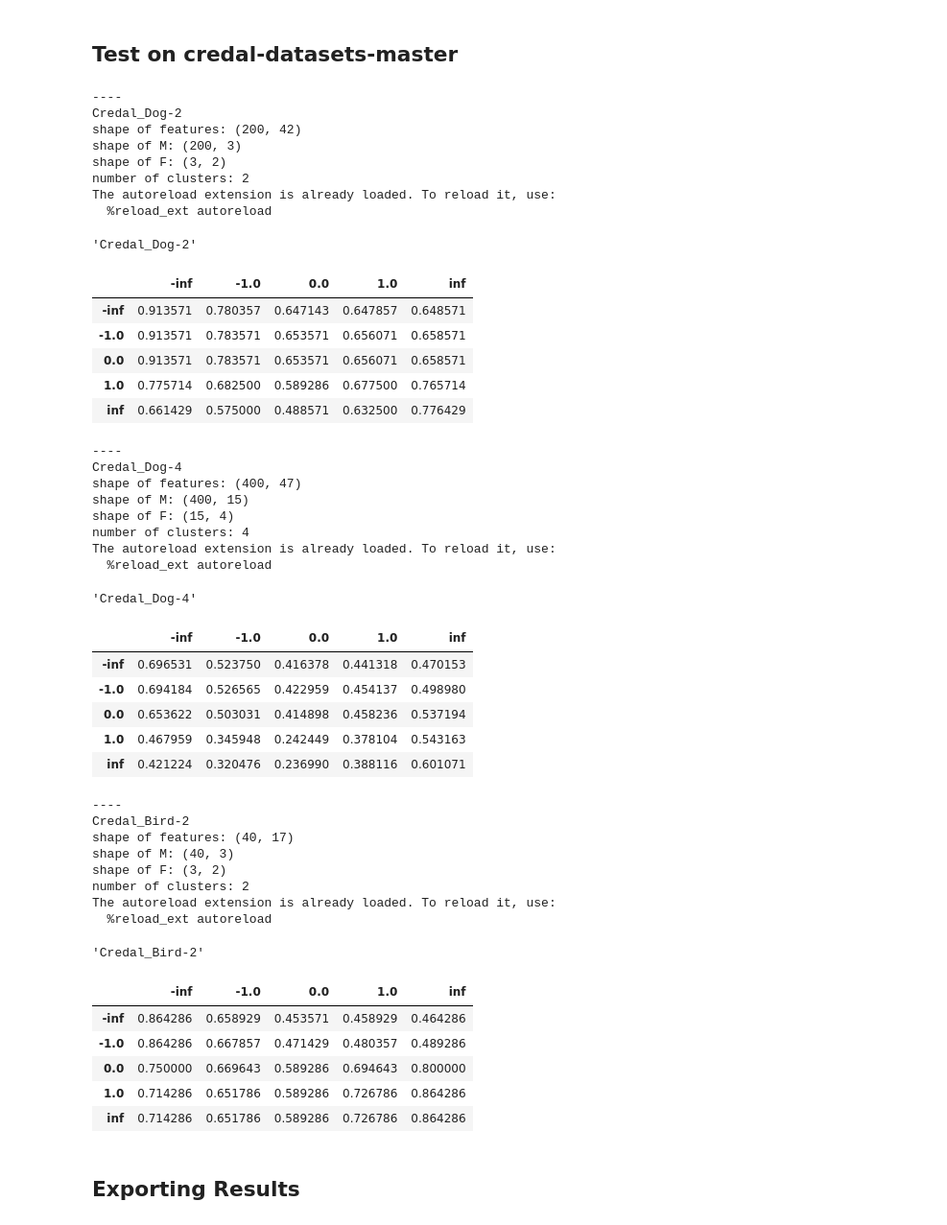
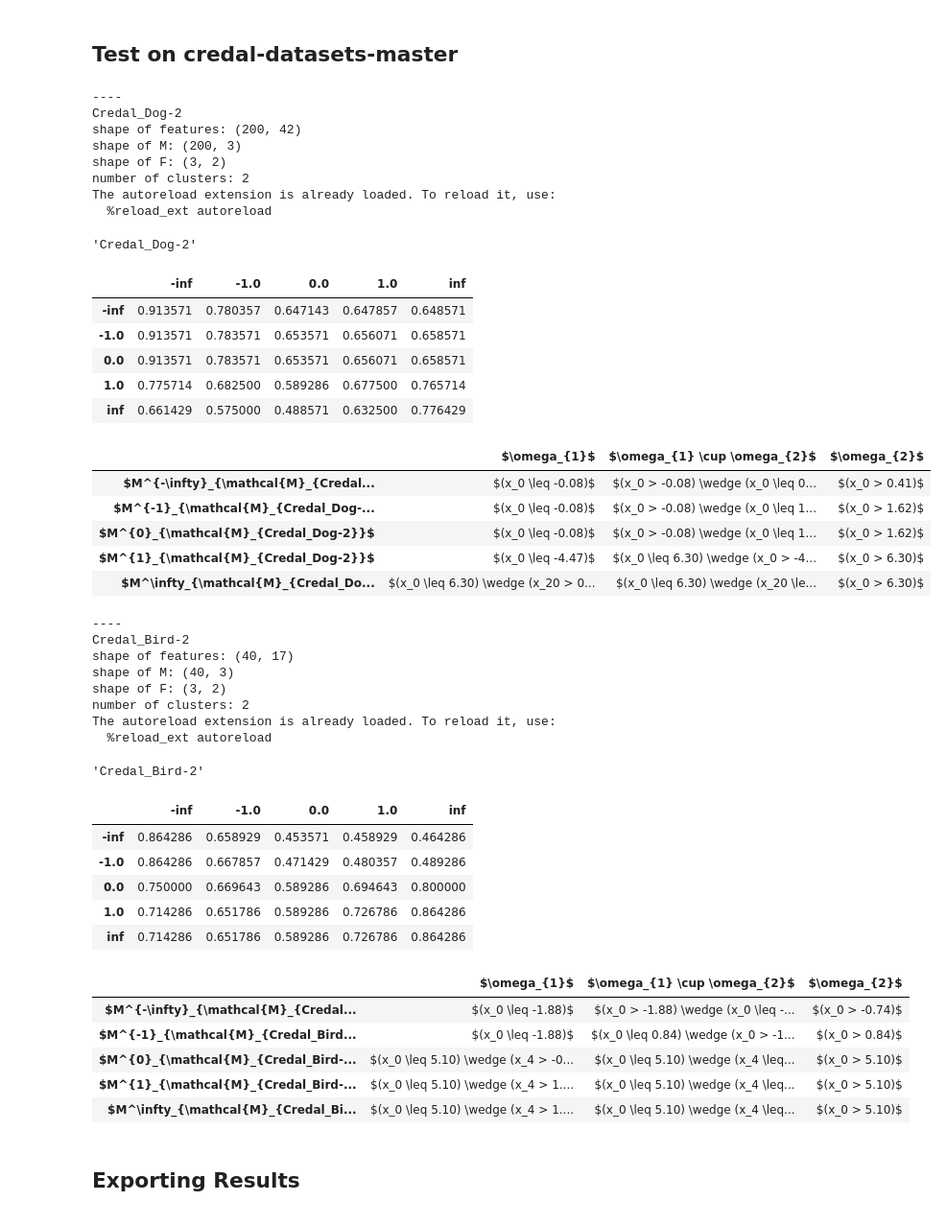
Before and after one commit to victorsouza89/iemm, a Jupyter notebook: main.ipynb, the cells around one changed output. Shown at 96% size. Saved outputs shown, nothing was run; the diff lists cells and outputs as text; code cells hidden in the pictures.

```diff
--- a/main.ipynb
+++ b/main.ipynb
@@ -133,7 +131,7 @@ for folder in os.listdir('credal-datasets-master'):
     M = M[:,1:]
     M = M / np.sum(M, axis=1)[:, np.newaxis]
 
-    if M.shape[1] > 20:
+    if M.shape[1] > 5:
         # too big for now, skip
         continue
 
@@ -148,63 +146,60 @@ for folder in os.listdir('credal-datasets-master'):
     masses_to_test = {
         folder: (M, F, 1)
     }
 
     # run the iemm notebook
     folder_figs = folder_to_save_images + '/' + folder
     if not os.path.exists(folder_figs):
         os.makedirs(folder_figs)
 
     cmap = 'Set1'
     %run -i "iemm_notebook.ipynb"
 
     # scores come from the iemm_notebook
     all_scores.update(scores) # type: ignore
 # %% [output]
 ----
 Credal_Dog-2
 shape of features: (200, 42)
 shape of M: (200, 3)
 shape of F: (3, 2)
 number of clusters: 2
 The autoreload extension is already loaded. To reload it, use:
   %reload_ext autoreload
 'Credal_Dog-2'
 |  | -inf | -1.0 | 0.0 | 1.0 | inf |
 | -inf | 0.913571 | 0.780357 | 0.647143 | 0.647857 | 0.648571 |
 | -1.0 | 0.913571 | 0.783571 | 0.653571 | 0.656071 | 0.658571 |
 | 0.0 | 0.913571 | 0.783571 | 0.653571 | 0.656071 | 0.658571 |
 | 1.0 | 0.775714 | 0.682500 | 0.589286 | 0.677500 | 0.765714 |
 | inf | 0.661429 | 0.575000 | 0.488571 | 0.632500 | 0.776429 |
+|  | $\omega_{1}$ | $\omega_{1} \cup \omega_{2}$ | $\omega_{2}$ |
+| $M^{-\infty}_{\mathcal{M}_{Credal... | $(x_0 \leq -0.08)$ | $(x_0 > -0.08) \wedge (x_0 \leq 0... | $(x_0 > 0.41)$ |
+| $M^{-1}_{\mathcal{M}_{Credal_Dog-... | $(x_0 \leq -0.08)$ | $(x_0 > -0.08) \wedge (x_0 \leq 1... | $(x_0 > 1.62)$ |
+| $M^{0}_{\mathcal{M}_{Credal_Dog-2}}$ | $(x_0 \leq -0.08)$ | $(x_0 > -0.08) \wedge (x_0 \leq 1... | $(x_0 > 1.62)$ |
+| $M^{1}_{\mathcal{M}_{Credal_Dog-2}}$ | $(x_0 \leq -4.47)$ | $(x_0 \leq 6.30) \wedge (x_0 > -4... | $(x_0 > 6.30)$ |
+| $M^\infty_{\mathcal{M}_{Credal_Do... | $(x_0 \leq 6.30) \wedge (x_20 > 0... | $(x_0 \leq 6.30) \wedge (x_20 \le... | $(x_0 > 6.30)$ |
 ----
-Credal_Dog-4
-shape of features: (400, 47)
-shape of M: (400, 15)
-shape of F: (15, 4)
-number of clusters: 4
+Credal_Bird-2
+shape of features: (40, 17)
+shape of M: (40, 3)
+shape of F: (3, 2)
+number of clusters: 2
 The autoreload extension is already loaded. To reload it, use:
   %reload_ext autoreload
-'Credal_Dog-4'
+'Credal_Bird-2'
-|  | -inf | -1.0 | 0.0 | 1.0 | inf |
-| -inf | 0.696531 | 0.523750 | 0.416378 | 0.441318 | 0.470153 |
-| -1.0 | 0.694184 | 0.526565 | 0.422959 | 0.454137 | 0.498980 |
-| 0.0 | 0.653622 | 0.503031 | 0.414898 | 0.458236 | 0.537194 |
-| 1.0 | 0.467959 | 0.345948 | 0.242449 | 0.378104 | 0.543163 |
-| inf | 0.421224 | 0.320476 | 0.236990 | 0.388116 | 0.601071 |
-----
-Credal_Bird-2
-shape of features: (40, 17)
-shape of M: (40, 3)
-shape of F: (3, 2)
-number of clusters: 2
-The autoreload extension is already loaded. To reload it, use:
-  %reload_ext autoreload
-'Credal_Bird-2'
 |  | -inf | -1.0 | 0.0 | 1.0 | inf |
 | -inf | 0.864286 | 0.658929 | 0.453571 | 0.458929 | 0.464286 |
 | -1.0 | 0.864286 | 0.667857 | 0.471429 | 0.480357 | 0.489286 |
 | 0.0 | 0.750000 | 0.669643 | 0.589286 | 0.694643 | 0.800000 |
 | 1.0 | 0.714286 | 0.651786 | 0.589286 | 0.726786 | 0.864286 |
 | inf | 0.714286 | 0.651786 | 0.589286 | 0.726786 | 0.864286 |
+|  | $\omega_{1}$ | $\omega_{1} \cup \omega_{2}$ | $\omega_{2}$ |
+| $M^{-\infty}_{\mathcal{M}_{Credal... | $(x_0 \leq -1.88)$ | $(x_0 > -1.88) \wedge (x_0 \leq -... | $(x_0 > -0.74)$ |
+| $M^{-1}_{\mathcal{M}_{Credal_Bird... | $(x_0 \leq -1.88)$ | $(x_0 \leq 0.84) \wedge (x_0 > -1... | $(x_0 > 0.84)$ |
+| $M^{0}_{\mathcal{M}_{Credal_Bird-... | $(x_0 \leq 5.10) \wedge (x_4 > -0... | $(x_0 \leq 5.10) \wedge (x_4 \leq... | $(x_0 > 5.10)$ |
+| $M^{1}_{\mathcal{M}_{Credal_Bird-... | $(x_0 \leq 5.10) \wedge (x_4 > 1.... | $(x_0 \leq 5.10) \wedge (x_4 \leq... | $(x_0 > 5.10)$ |
+| $M^\infty_{\mathcal{M}_{Credal_Bi... | $(x_0 \leq 5.10) \wedge (x_4 > 1.... | $(x_0 \leq 5.10) \wedge (x_4 \leq... | $(x_0 > 5.10)$ |
 # %% [markdown]
 ## Exporting Results
 # %%
```
Also changed, not shown: parts of 3 cells of this notebook, 42 other files.
